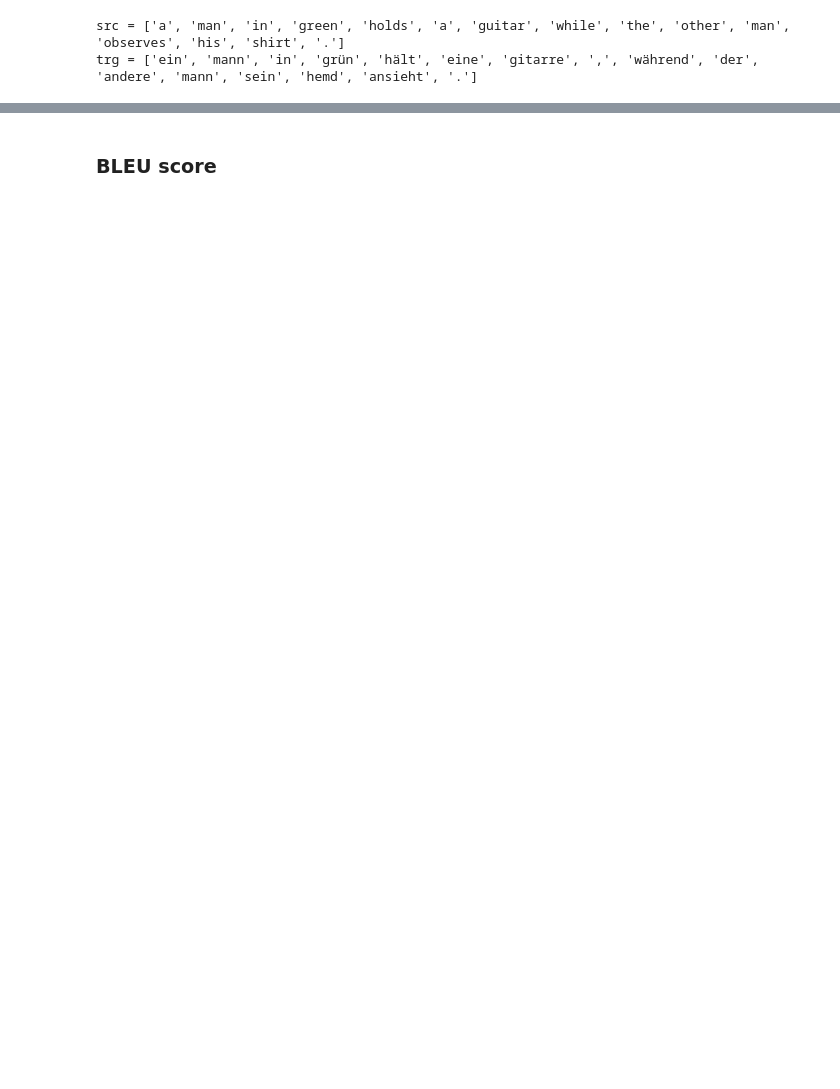
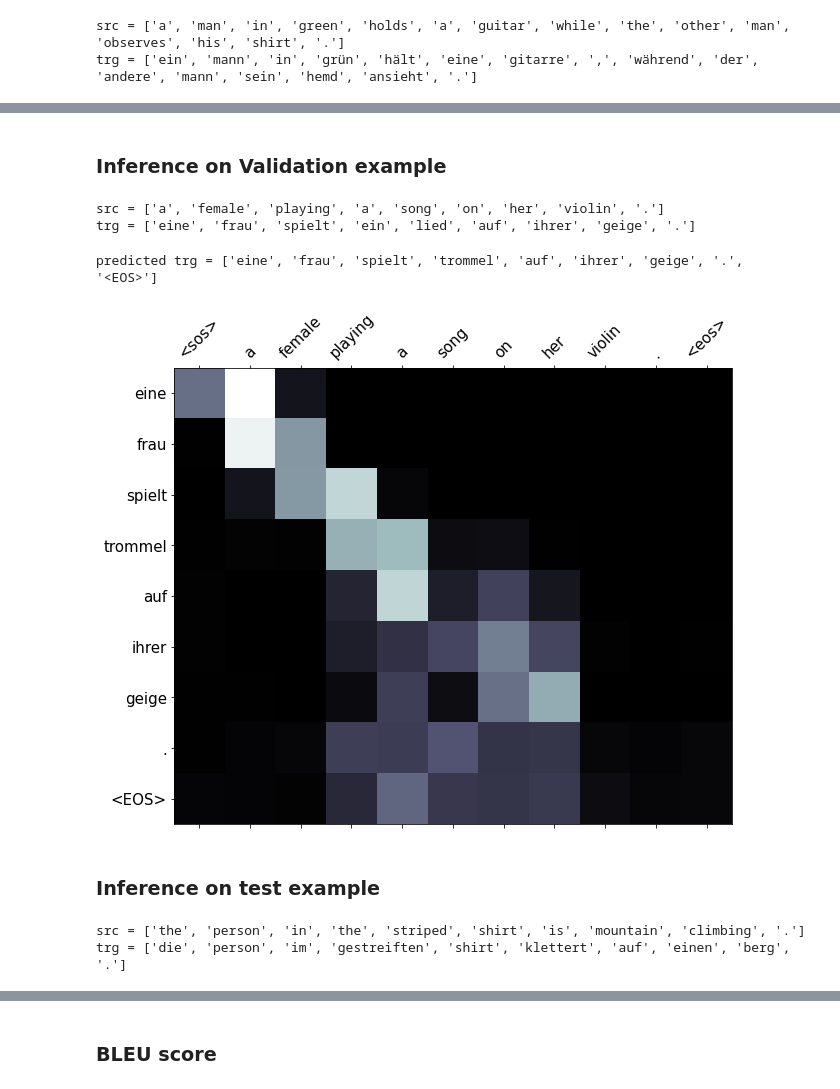
Before and after one commit to Shashank-Holla/TSAI-END-Program, a Jupyter notebook: 10- HandsOn 4/RNN_attention_based_machine_translation_with_packed_padded_sequence.ipynb, the cells around one changed output, grey strips where cells are left out. Saved outputs shown, nothing was run; the diff lists cells and outputs as text; code cells hidden in the pictures; blank space fills up the shorter version.

```diff
--- a/10- HandsOn 4/RNN_attention_based_machine_translation_with_packed_padded_sequence.ipynb
+++ b/10- HandsOn 4/RNN_attention_based_machine_translation_with_packed_padded_sequence.ipynb
@@ -296,7 +321,7 @@ class Decoder(nn.Module):
         prediction = self.fc_out(torch.cat((output, embedded, weighted), dim = 1))
         #prediction = [batch_size, output_dim]
 
-        return prediction, hidden.squeeze(0)
+        return prediction, hidden.squeeze(0), a.squeeze(1)
 # %% [markdown]
 #### Seq2Seq model
 
@@ -546,41 +621,47 @@ print(f'| Test Loss: {test_loss:.3f} | Test PPL: {math.exp(test_loss):7.3f} |')
 # %%
-def translate_sentence(sentence, src_field, trg_field, model, device, max_len = 50):
-
+def translate_sentence(sentence, src_field, trg_field, model, device, max_len=50):
     model.eval()
+    # If sentence is a string, tokenise the string. Else, if a list
     if isinstance(sentence, str):
-        nlp = spacy.load('en')
-        tokens = [token.text.lower() for token in nlp(sentence)]
+        tokens = [token.lower() for token in tokenize_en(sentence)]
     else:
         tokens = [token.lower() for token in sentence]
-
+    # Add start of sentence and end of sentence to the tokens
     tokens = [src_field.init_token] + tokens + [src_field.eos_token]
 
+    # Numericalize the source sentence
     src_indexes = [src_field.vocab.stoi[token] for token in tokens]
+    # src_indexes shape = [src_len]
 
+    # Convert to tensor and add batch dimension.
     src_tensor = torch.LongTensor(src_indexes).unsqueeze(1).to(device)
 
+    # src_tensor shape = [src_len, batch_size]
+    # print("Is model on cuda?", next(model.parameters()).is_cuda)
+    # print("Is source tensor on cuda?",src_tensor.is_cuda)
+
+    # get the length of the source sentence and convert to a tensor
     src_len = torch.LongTensor([len(src_indexes)]).cpu()
 
+    # Feed source sentence into encoder
     with torch.no_grad():
         encoder_outputs, hidden = model.encoder(src_tensor, src_len)
 
+    # create the mask for the source sentence
     mask = model.create_mask(src_tensor)
 
+    # create a list to hold the output sentence, initialized with an <sos> token
     trg_indexes = [trg_field.vocab.stoi[trg_field.init_token]]
 
+    # create a tensor to hold the attention values
     attentions = torch.zeros(max_len, 1, len(src_indexes)).to(device)
 
     for i in range(max_len):
-
         trg_tensor = torch.LongTensor([trg_indexes[-1]]).to(device)
-
         with torch.no_grad():
             output, hidden, attention = model.decoder(trg_tensor, hidden, encoder_outputs, mask)
-
         attentions[i] = attention
-
         pred_token = output.argmax(1).item()
-
         trg_indexes.append(pred_token)
 
         if pred_token == trg_field.vocab.stoi[trg_field.eos_token]:
@@ -632,0 +716,35 @@ display_attention(src, translation, attention)
+# %% [markdown]
+### Inference on Validation example
+# %%
+example_idx = 14
+
+src = vars(valid_data.examples[example_idx])['src']
+trg = vars(valid_data.examples[example_idx])['trg']
+
+print(f'src = {src}')
+print(f'trg = {trg}')
+# %% [output]
+src = ['a', 'female', 'playing', 'a', 'song', 'on', 'her', 'violin', '.']
+trg = ['eine', 'frau', 'spielt', 'ein', 'lied', 'auf', 'ihrer', 'geige', '.']
+# %%
+translation, attention = translate_sentence(src, SRC, TRG, model, device)
+
+print(f'predicted trg = {translation}')
+
+display_attention(src, translation, attention)
+# %% [output]
+predicted trg = ['eine', 'frau', 'spielt', 'trommel', 'auf', 'ihrer', 'geige', '.', '<EOS>']
+[figure, added]
+# %% [markdown]
+### Inference on test example
+# %%
+example_idx = 18
+
+src = vars(test_data.examples[example_idx])['src']
+trg = vars(test_data.examples[example_idx])['trg']
+
+print(f'src = {src}')
+print(f'trg = {trg}')
+# %% [output]
+src = ['the', 'person', 'in', 'the', 'striped', 'shirt', 'is', 'mountain', 'climbing', '.']
+trg = ['die', 'person', 'im', 'gestreiften', 'shirt', 'klettert', 'auf', 'einen', 'berg', '.']
```
Also changed, not shown: parts of 22 cells of this notebook.
